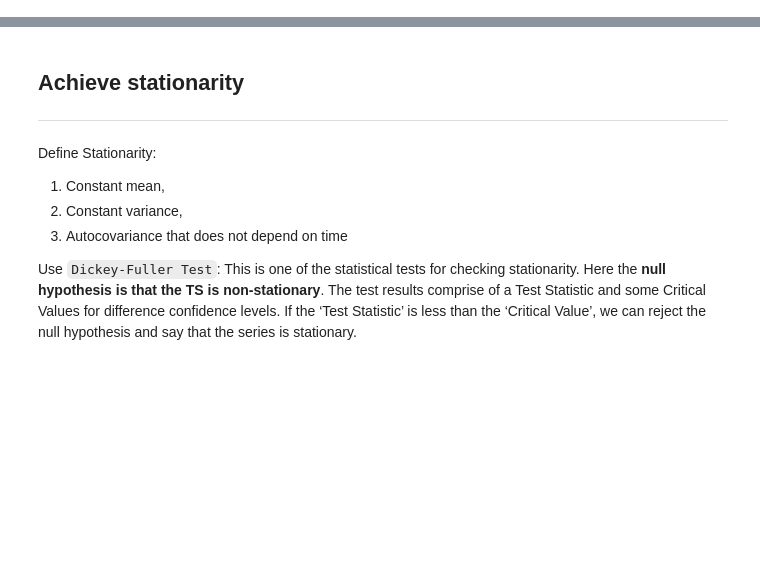
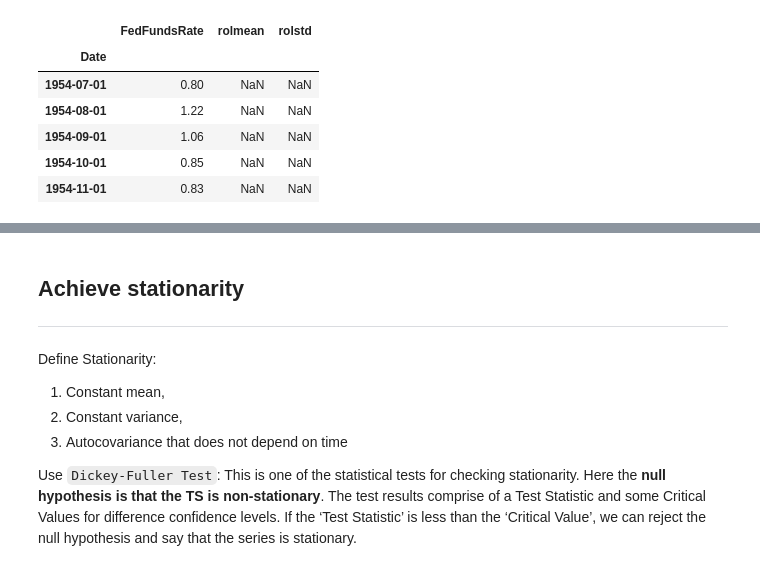
Before and after one commit to dast1/gdp_prediction, a Jupyter notebook: FedFunds.ipynb, the cells around one changed output, grey strips where cells are left out. Drawn from its saved outputs; the diff is of its cells as text; code cells hidden in the pictures; blank space fills up the shorter version.

```diff
--- a/FedFunds.ipynb
+++ b/FedFunds.ipynb
@@ -20,3 +21,13 @@ ff = clean_ff(pd.read_csv('data/FEDFUNDS.csv'))
 # %%
 ff['rolmean'] = ff['FedFundsRate'].rolling(12).mean()
 ff['rolstd'] = ff['FedFundsRate'].rolling(12).std()
+# %%
+ff.head()
+# %% [output]
+|  | FedFundsRate | rolmean | rolstd |
+| Date |  |  |  |
+| 1954-07-01 | 0.80 | NaN | NaN |
+| 1954-08-01 | 1.22 | NaN | NaN |
+| 1954-09-01 | 1.06 | NaN | NaN |
+| 1954-10-01 | 0.85 | NaN | NaN |
+| 1954-11-01 | 0.83 | NaN | NaN |
```
Also changed, not shown: parts of 3 cells of this notebook, 2 other files.
